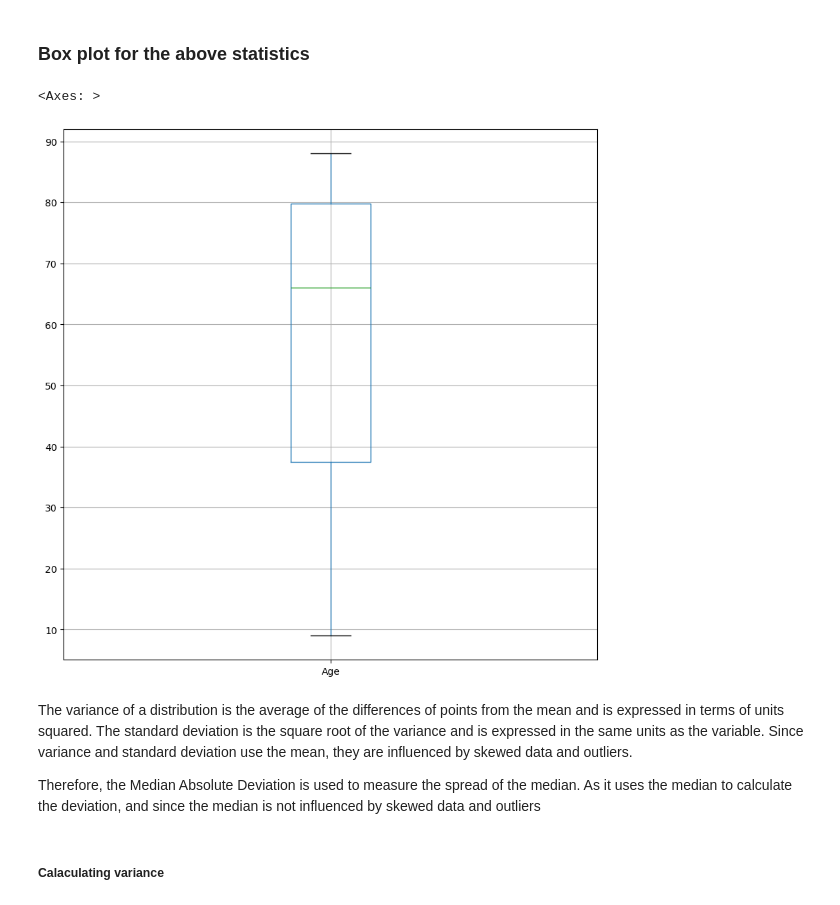
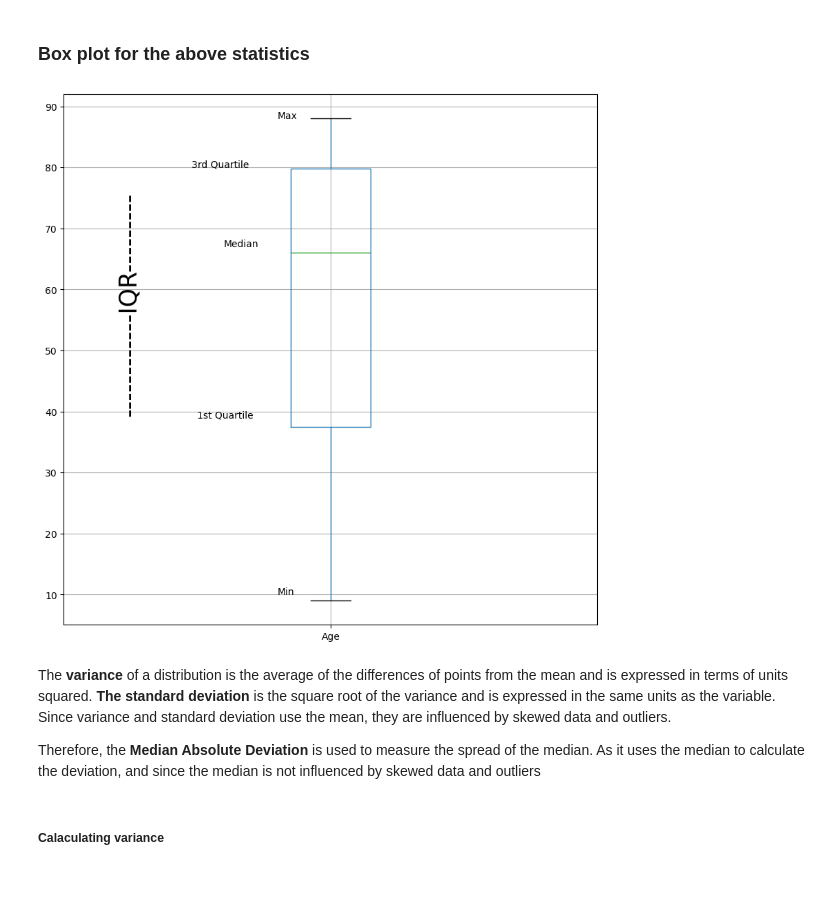
Before and after one commit to AakashRevankar/stats_concepts, a Jupyter notebook: 3_Descriptive_statsh.ipynb, the cells around one changed output. Saved outputs shown, nothing was run; the diff lists cells and outputs as text; code cells hidden in the pictures.

```diff
--- a/3_Descriptive_statsh.ipynb
+++ b/3_Descriptive_statsh.ipynb
@@ -115,17 +129,23 @@ fake_df["Age"].quantile(0.75) - fake_df["Age"].quantile(0.25)
 42.25
 # %% [markdown]
 ### Box plot for the above statistics
-# %%
-fake_df.boxplot(column = "Age",
-               return_type = "axes",
-               figsize = (10,10))
-# %% [output]
-<Axes: >
-[figure, removed]
+# %%
+fake_df.boxplot(column = "Age",
+               return_type = "axes",
+               figsize = (10,10))
+
+plt.text(x=0.74, y=80, s="3rd Quartile")
+plt.text(x=0.8, y=67, s="Median")
+plt.text(x=0.75, y=39, s="1st Quartile")
+plt.text(x=0.9, y=10, s="Min")
+plt.text(x=0.9, y=88, s="Max")
+plt.text(x=0.6, y=40, s="------------IQR---------", rotation=90, size=25);
+# %% [output]
+[figure, added]
 # %% [markdown]
-The variance of a distribution is the average of the differences of points from the mean and is expressed in terms of units squared. The standard deviation is the square root of the variance and is expressed in the same units as the variable. Since variance and standard deviation use the mean, they are influenced by skewed data and outliers.
+The **variance** of a distribution is the average of the differences of points from the mean and is expressed in terms of units squared. **The standard deviation** is the square root of the variance and is expressed in the same units as the variable. Since variance and standard deviation use the mean, they are influenced by skewed data and outliers.
 
-Therefore, the Median Absolute Deviation is used to measure the spread of the median. As it uses the median to calculate the deviation, and since the median is not influenced by skewed data and outliers
+Therefore, the **Median Absolute Deviation** is used to measure the spread of the median. As it uses the median to calculate the deviation, and since the median is not influenced by skewed data and outliers
 # %% [markdown]
 ##### Calaculating variance
 # %%
```
Also changed, not shown: parts of 10 cells of this notebook.
